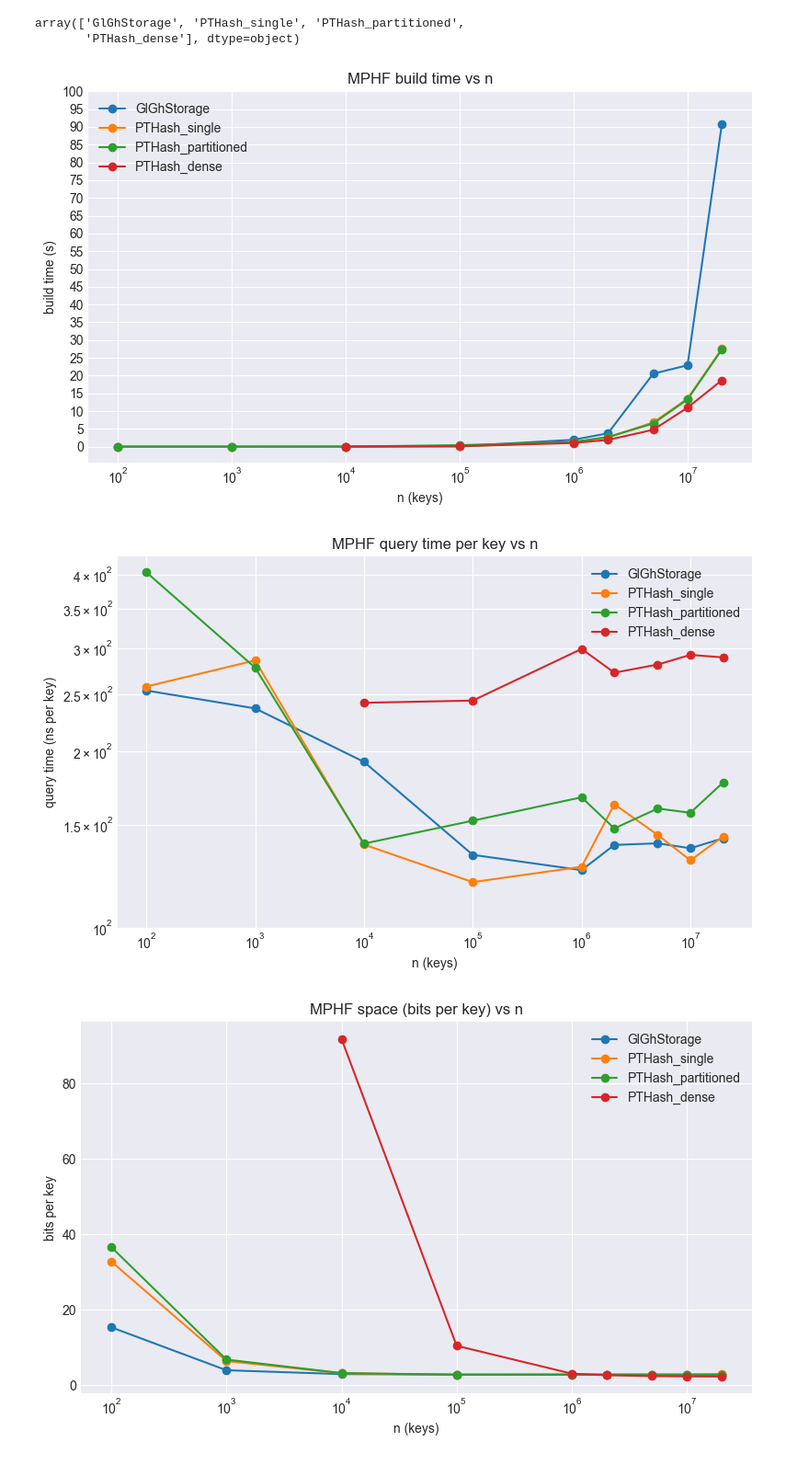
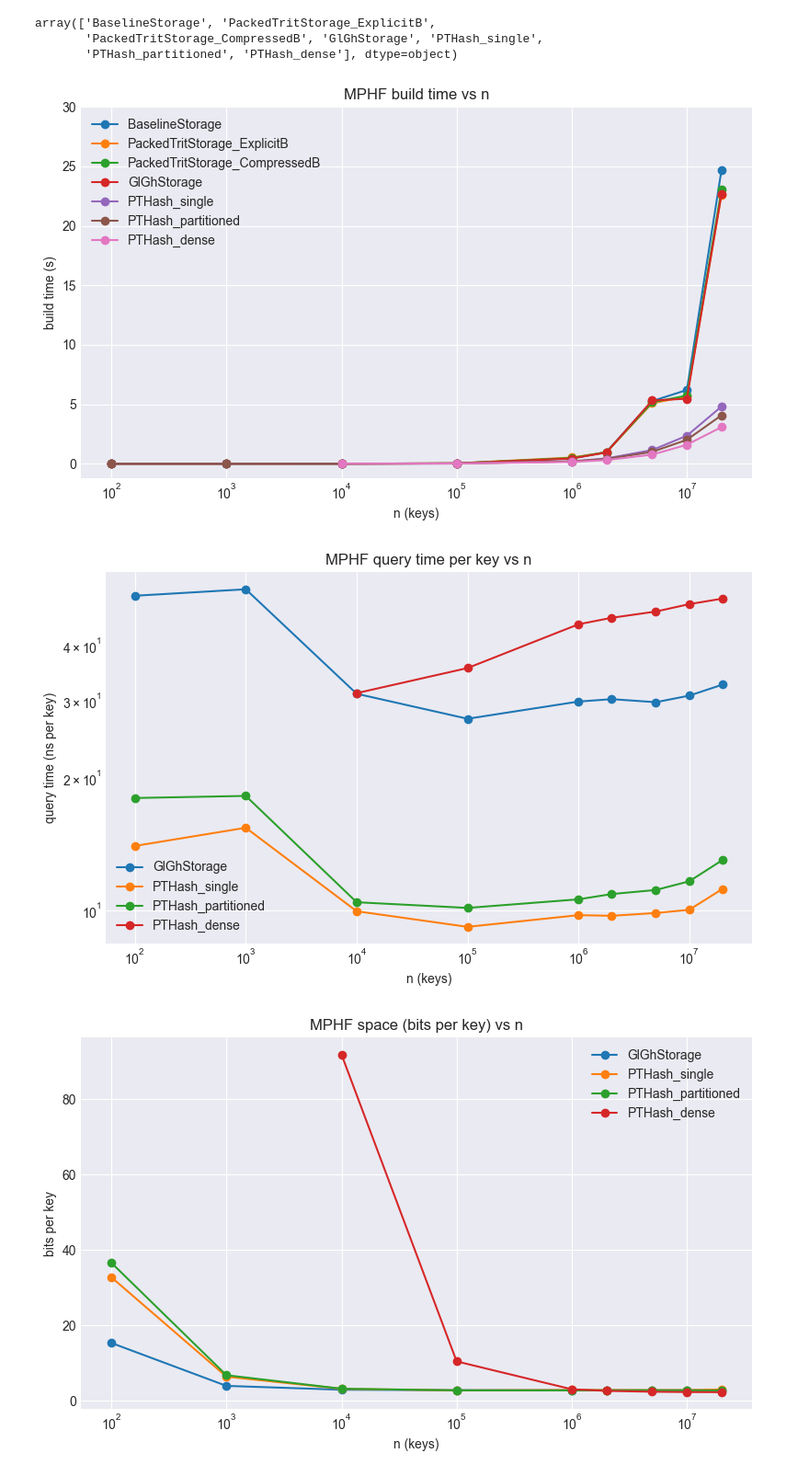
Before and after one commit to pabloskewes/cltj, a Jupyter notebook: analysis/hashing/mphf_hashing_analysis.ipynb, the cells around one changed output. Shown at 92% size. Cells and saved outputs as stored; diff of their text form; code cells hidden in the pictures.

```diff
--- a/analysis/hashing/mphf_hashing_analysis.ipynb
+++ b/analysis/hashing/mphf_hashing_analysis.ipynb
@@ -9,7 +9,9 @@ import pandas as pd
 # Path to a benchmark CSV, e.g. produced by bench-mphf-hashing
 DATA_ROOT = Path("../..") / "data"
 # CSV_PATH = DATA_ROOT / "mphf_hashing_bench_full.csv"
-CSV_PATH = DATA_ROOT / "mphf_hashing_glgh_vs.csv"
+# CSV_PATH = DATA_ROOT / "mphf_hashing_glgh_vs.csv"
+CSV_PATH = DATA_ROOT / "mphf_hashing_all_strats_release.csv"
 
 df = pd.read_csv(CSV_PATH)
+bkp = df.copy()
 # %%
@@ -40,8 +26,24 @@ plt.style.use("seaborn-v0_8-darkgrid")
 strategies = df["strategy"].unique()
 strategies
 # %% [output]
-array(['GlGhStorage', 'PTHash_single', 'PTHash_partitioned',
-       'PTHash_dense'], dtype=object)
+array(['BaselineStorage', 'PackedTritStorage_ExplicitB',
+       'PackedTritStorage_CompressedB', 'GlGhStorage', 'PTHash_single',
+       'PTHash_partitioned', 'PTHash_dense'], dtype=object)
+# %%
+bkp = df.copy()
+df = bkp[
+    bkp["strategy"].isin(
+        [
+            "BaselineStorage",
+            "PackedTritStorage_ExplicitB",
+            "PackedTritStorage_CompressedB",
+            "GlGhStorage",
+            "PTHash_single",
+            "PTHash_partitioned",
+            "PTHash_dense",
+        ]
+    )
+].copy()
 # %%
 # Build time vs n (seconds) per strategy
 fig, ax = plt.subplots(figsize=(8, 5))
@@ -66,32 +68,32 @@ ax.set_yticks(yticks)
 
 fig.tight_layout()
 # %% [output]
-[figure, old version]
+[figure, new version]
 # %%
 # Query time per key vs n (ns) per strategy
 fig, ax = plt.subplots(figsize=(8, 5))
 
 for s in strategies:
     sub = df[df["strategy"] == s].sort_values(by="n")
     sub = sub[(sub["build_time_us"] > 0) & (sub["query_time_ns_per_key"] > 0) & (sub["bits_per_key"] > 0)]
     if not sub.empty:
         ax.plot(sub["n"], sub["query_time_ns_per_key"], marker="o", label=s)
 
 ax.set_xscale("log")
 ax.set_yscale("log")
 ax.set_xlabel("n (keys)")
 ax.set_ylabel("query time (ns per key)")
 ax.set_title("MPHF query time per key vs n")
 ax.legend()
 
 # Más líneas horizontales: ticks en 100, 150, 200, 250, 300, 350, 400
-import numpy as np
-yticks = [100, 150, 200, 250, 300, 350, 400]
-ax.set_yticks(yticks)
+# import numpy as np
+# yticks = [50, 100, 150, 200, 250, 300, 350, 400]
+# ax.set_yticks(yticks)
 
 fig.tight_layout()
 # %% [output]
-[figure, old version]
+[figure, new version]
 # %%
 # Bits per key vs n per strategy
 fig, ax = plt.subplots(figsize=(8, 5))
```
Also changed, not shown: parts of 2 cells of this notebook, 2 other files.
